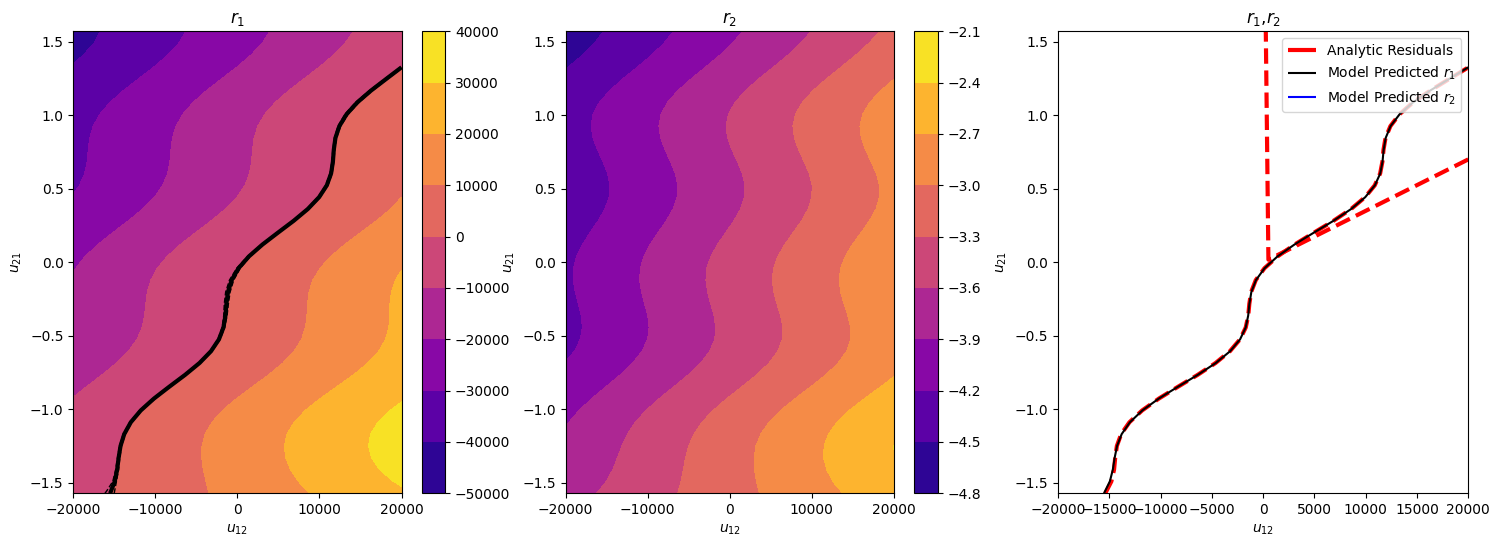
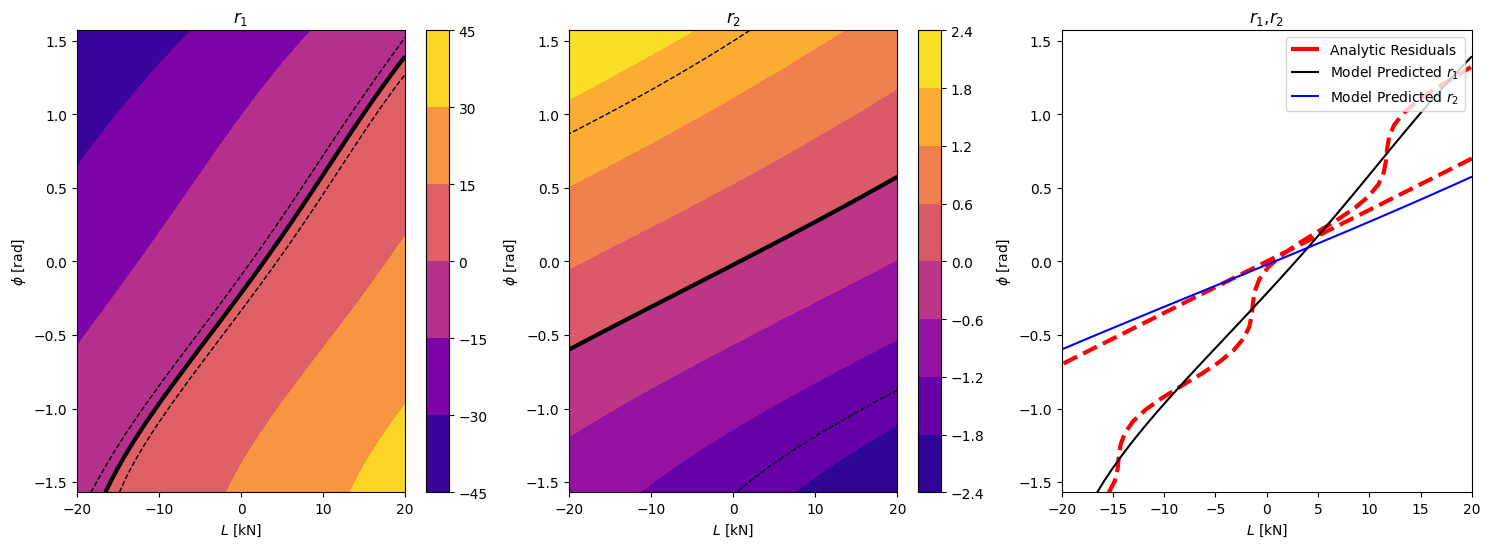
The notebook cell's code change between the first figure and the second:
--- before
+++ after
@@ -7,11 +7,11 @@
 
 # Unpack result
-mt_model = my_gp.model
-y = my_gp.train_y
+mt_model = gpmodel.model
+y = gpmodel.train_y
 bounds = prob.bounds
 coupling_bounds = torch.transpose(bounds[:,-2:],0,1)
 
 # Select inputs at which to make prediction ++++++++++++++++++++++++++++++++++++++++++++++++++++++++++++++++++++++++++++++
-input_vec = torch.tensor(x_input)
+input_vec = torch.tensor([200])
 # input_vec = torch.rand(5)*2
 npts = 40
@@ -59,6 +59,6 @@
 fig.colorbar(cf1)
 ax1.set_title(r'$r_1$')
-ax1.set_xlabel(r'$u_{12}$')
-ax1.set_ylabel(r'$u_{21}$')
+ax1.set_xlabel(r'$L$ [kN]')
+ax1.set_ylabel(r'$\phi$ [rad]')
 
 
@@ -78,6 +78,6 @@
 fig.colorbar(cf2)
 ax2.set_title(r'$r_2$')
-ax2.set_xlabel(r'$u_{12}$')
-ax2.set_ylabel(r'$u_{21}$')
+ax2.set_xlabel(r'$L$ [kN]')
+ax2.set_ylabel(r'$\phi$ [rad]')
 
 
@@ -104,6 +104,6 @@
 s3_artist,_ = s3.legend_elements()
 ax3.set_title(r'$r_1$,$r_2$')
-ax3.set_xlabel(r'$u_{12}$')
-ax3.set_ylabel(r'$u_{21}$')
+ax3.set_xlabel(r'$L$ [kN]')
+ax3.set_ylabel(r'$\phi$ [rad]')
 #ax3.legend([s1_artist, s3_artist], ['Analytic Residuals','Model Residuals'])
 ax3.legend([s1_artist[0], s2_artist[0], s3_artist[0]],['Analytic Residuals','Model Predicted $r_1$','Model Predicted $r_2$'])

Commit: Aerostructures problem partial fix - Rescale aerostructures problem - Add 'openmdao' kwarg option to active learning loop - Add option to use model list GP in gp.py, not currently implemented for active learning - Bug fixes in test function